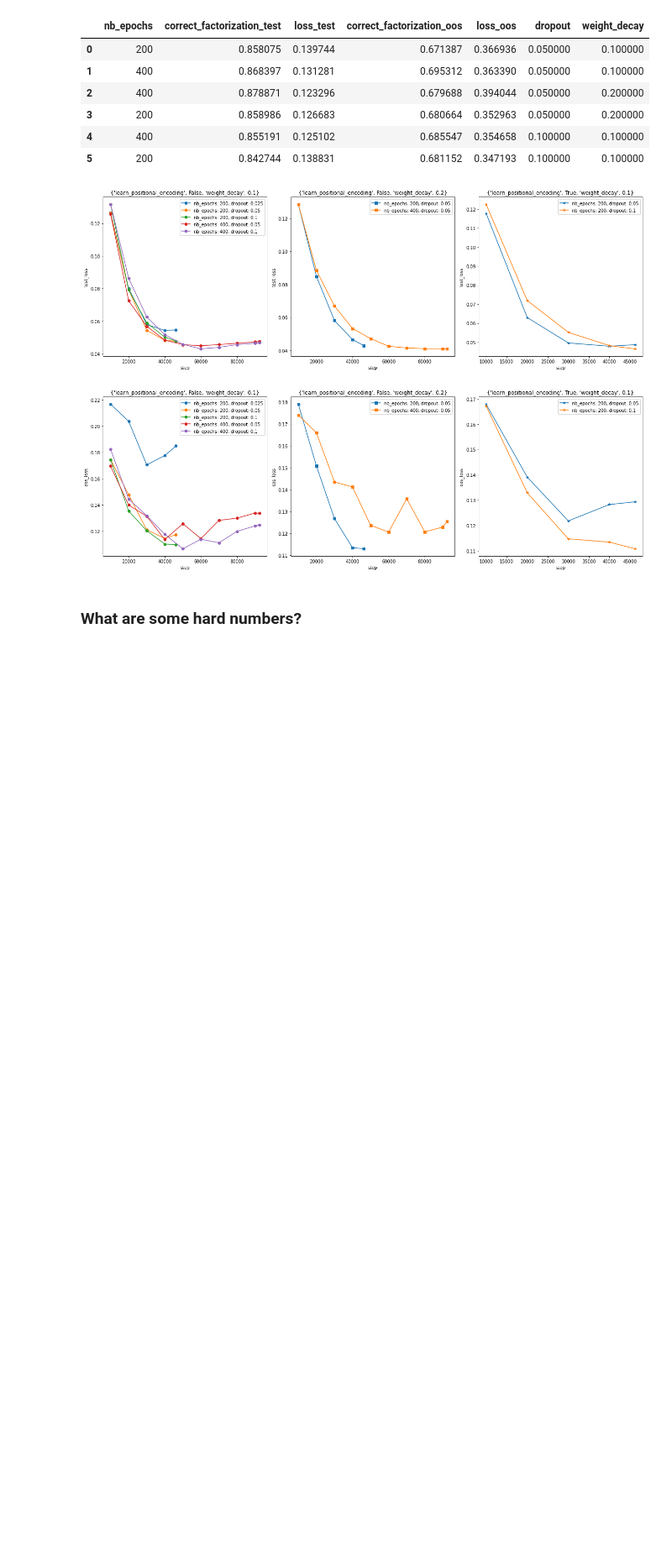
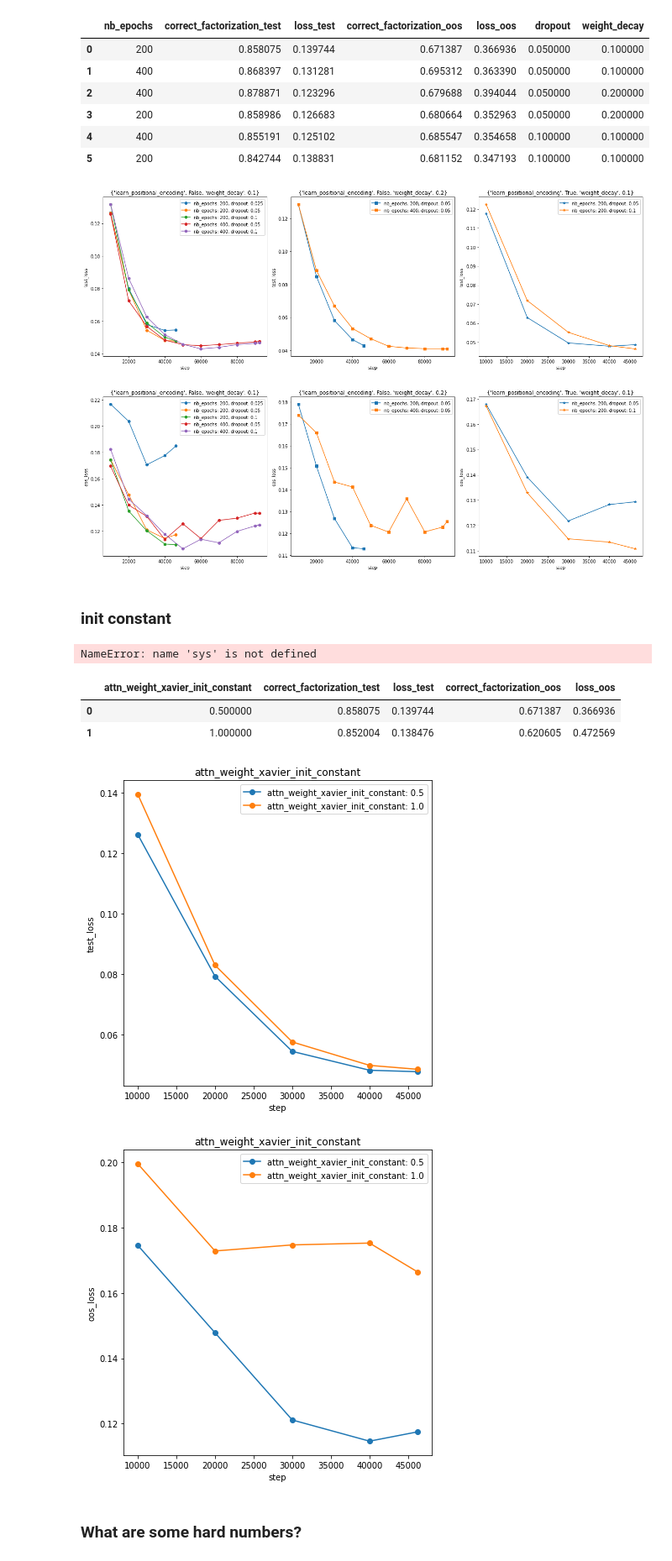
Before and after one commit to sims-s/neural-math, a Jupyter notebook: notebooks/[Factorization] HParamSearch.ipynb, the cells around one changed output. Shown at 84% size. Drawn from its saved outputs; the diff is of its cells as text; code cells hidden in the pictures; blank space fills up the shorter version.

```diff
--- a/notebooks/[Factorization] HParamSearch.ipynb
+++ b/notebooks/[Factorization] HParamSearch.ipynb
@@ -872,6 +872,22 @@ ablate_loss_hist_plot(metric_df_loss_hist,  ['nb_epochs', 'dropout'], 'oos_loss'
 | 5 | 200 | 0.842744 | 0.138831 | 0.681152 | 0.347193 | 0.100000 | 0.100000 |
 [figure]
 [figure]
+# %% [markdown]
+### init constant
+# %%
+sys.exit()
+# %% [output]
+NameError: name 'sys' is not defined
+# %%
+display(ablate_hyperparameter(metric_df, ['attn_weight_xavier_init_constant'], sort_by='other'))
+ablate_loss_hist_plot(metric_df_loss_hist,  ['attn_weight_xavier_init_constant'])
+ablate_loss_hist_plot(metric_df_loss_hist,  ['attn_weight_xavier_init_constant'], 'oos_loss')
+# %% [output]
+|  | attn_weight_xavier_init_constant | correct_factorization_test | loss_test | correct_factorization_oos | loss_oos |
+| 0 | 0.500000 | 0.858075 | 0.139744 | 0.671387 | 0.366936 |
+| 1 | 1.000000 | 0.852004 | 0.138476 | 0.620605 | 0.472569 |
+[figure, added]
+[figure, added]
 # %% [markdown]
 ### What are some hard numbers?
 # %%
```
Also changed, not shown: parts of 4 cells of this notebook, 9 other files.
